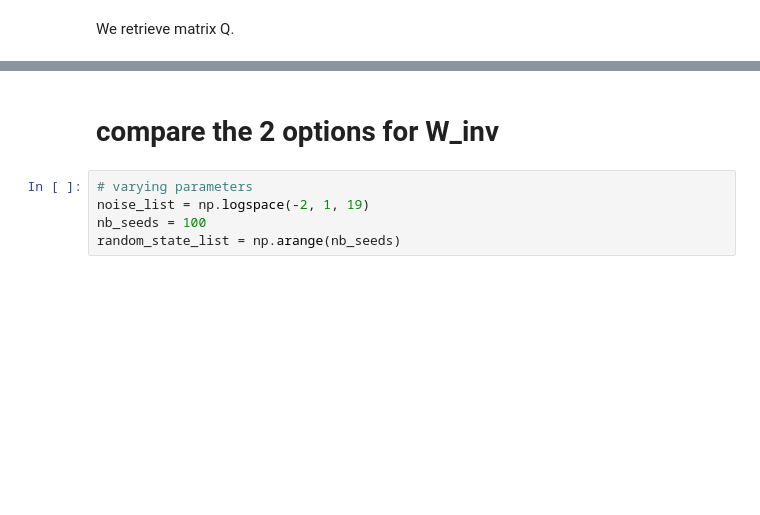
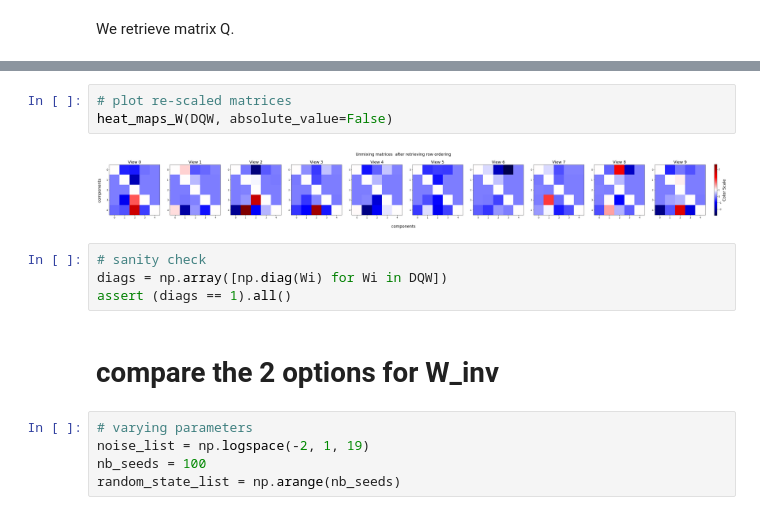
Before and after one commit to AmbroiseHeurtebise/MICaDo, a Jupyter notebook: experiments/sanity_check_permutation_Q.ipynb, the cells around one changed output, grey strips where cells are left out. Saved outputs shown, nothing was run; the diff lists cells and outputs as text; blank space fills up the shorter version.

Commit message:
check that rescaling works

```diff
--- a/experiments/sanity_check_permutation_Q.ipynb
+++ b/experiments/sanity_check_permutation_Q.ipynb
@@ -94,3 +116,12 @@ We retrieve matrix Q.
+# %%
+# plot re-scaled matrices
+heat_maps_W(DQW, absolute_value=False)
+# %% [output]
+[figure, added]
+# %%
+# sanity check
+diags = np.array([np.diag(Wi) for Wi in DQW])
+assert (diags == 1).all()
 # %% [markdown]
 # compare the 2 options for W_inv
 # %%
```
Also changed, not shown: parts of 3 cells of this notebook.
